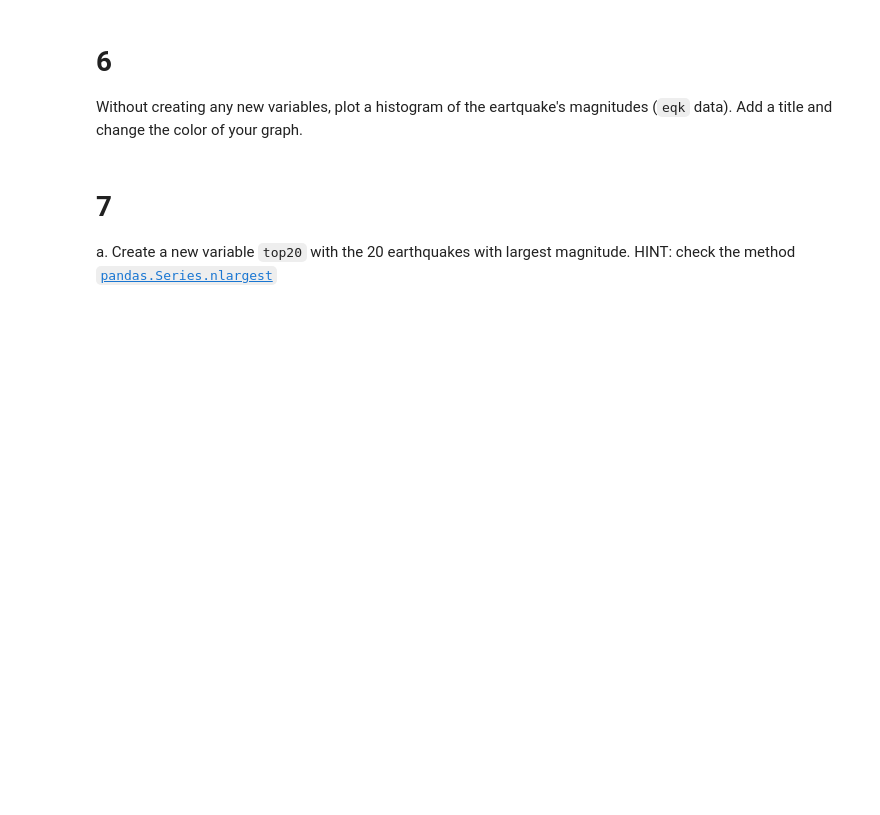
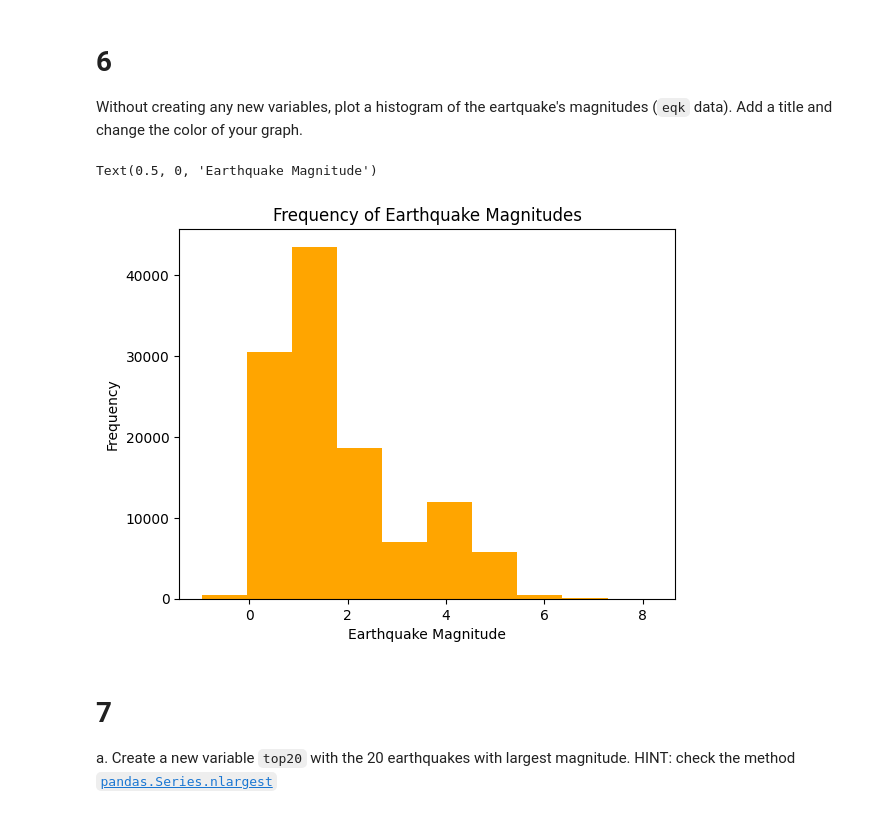
Before and after one commit to rfswick/eds220-hwk1-rfs, a Jupyter notebook: hwk1-task3-earthquakes.ipynb, the cells around one changed output. Drawn from its saved outputs; the diff is of its cells as text; code cells hidden in the pictures; blank space fills up the shorter version.

```diff
--- a/hwk1-task3-earthquakes.ipynb
+++ b/hwk1-task3-earthquakes.ipynb
@@ -52,3 +49,9 @@ raw_eqk = ...
+# %%
+# Import package
+import pandas as pd
+
+# Read in data
+raw_eqk = pd.read_csv('data/earthquake_data.csv')
 # %% [markdown]
 <!-- END QUESTION -->
 
@@ -89,3 +104,7 @@ eqk = ...
+# %%
+# Select all earthquake events in the `type` column
+# Set the index to the `id` column
+eqk = raw_eqk[raw_eqk['type'] == 'earthquake'].set_index('id')
 # %%
 # View the dataframe
 eqk
@@ -109,6 +151,14 @@ omitted_events = ...
 
 # 6
 Without creating any new variables, plot a histogram of the eartquake's magnitudes (`eqk` data). Add a title and change the color of your graph.
+# %%
+eqk['mag'].plot(kind='hist',
+                title="Frequency of Earthquake Magnitudes",
+                color="orange"
+               ).set_xlabel('Earthquake Magnitude')
+# %% [output]
+Text(0.5, 0, 'Earthquake Magnitude')
+[figure, added]
 # %% [markdown]
 <!-- END QUESTION -->
 
```
Also changed, not shown: parts of 20 cells of this notebook, 1 other file.
